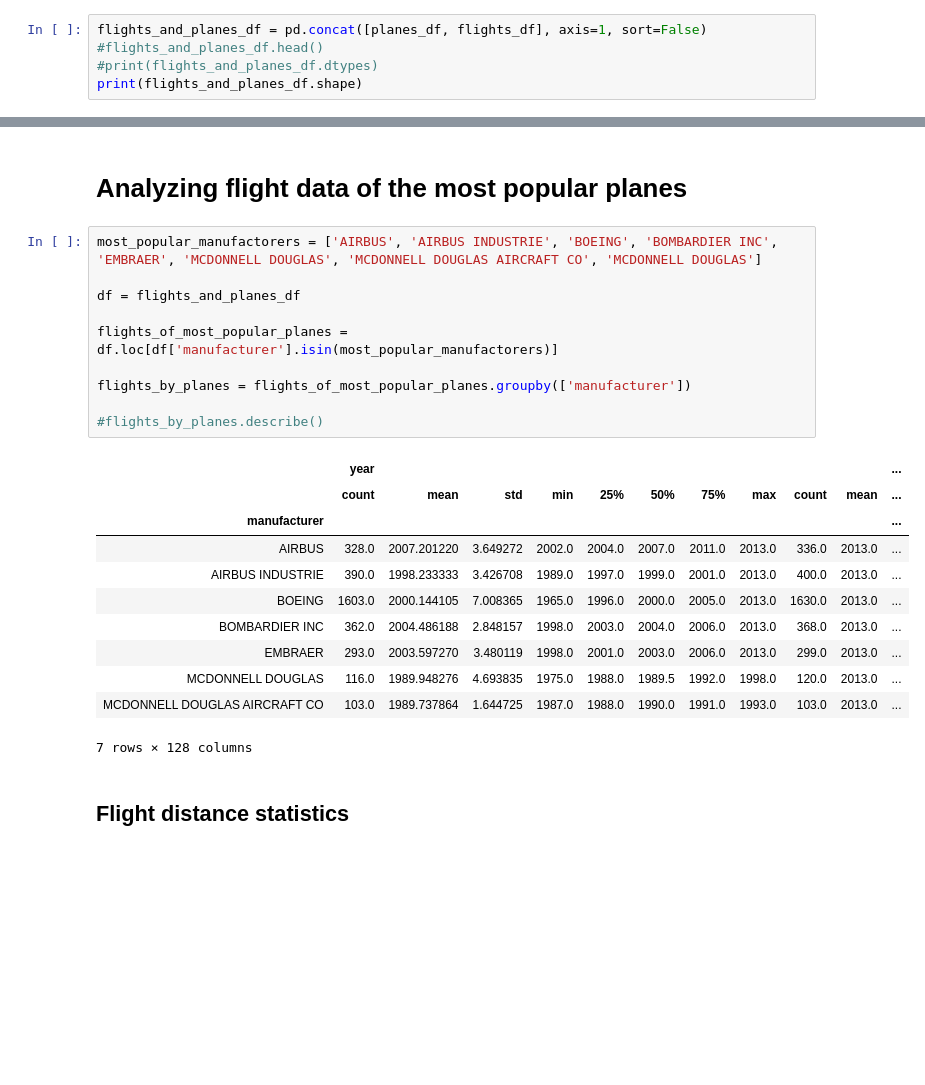
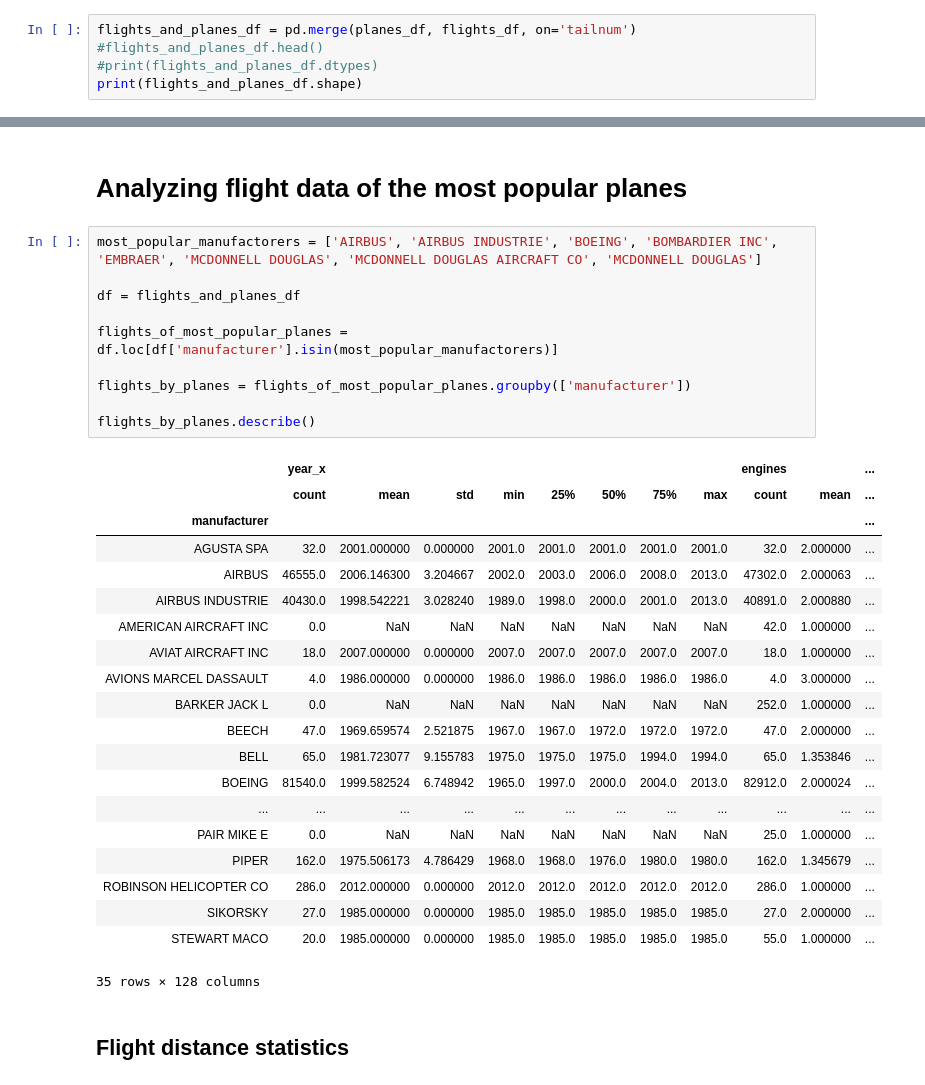
Before and after one commit to SergiiVolodkoWorking/pairing-test-data-engineer, a Jupyter notebook: notebooks/flights-and-planes-analysis.ipynb, the cells around one changed output, grey strips where cells are left out. Cells and saved outputs as stored; diff of their text form; blank space fills up the shorter version.

```diff
--- a/notebooks/flights-and-planes-analysis.ipynb
+++ b/notebooks/flights-and-planes-analysis.ipynb
@@ -10,7 +10,7 @@ flights_df = pd.read_csv('./data/flights.csv')
 # %% [markdown]
 ## Joining flights and planes by tail number
 # %%
-flights_and_planes_df = pd.concat([planes_df, flights_df], axis=1, sort=False)
+flights_and_planes_df = pd.merge(planes_df, flights_df, on='tailnum')
 #flights_and_planes_df.head()
 #print(flights_and_planes_df.dtypes)
 print(flights_and_planes_df.shape)
@@ -51,25 +51,34 @@ dtype: int64
 # %%
 most_popular_manufactorers = ['AIRBUS', 'AIRBUS INDUSTRIE', 'BOEING', 'BOMBARDIER INC', 'EMBRAER', 'MCDONNELL DOUGLAS', 'MCDONNELL DOUGLAS AIRCRAFT CO', 'MCDONNELL DOUGLAS']
 
 df = flights_and_planes_df
 
 flights_of_most_popular_planes = df.loc[df['manufacturer'].isin(most_popular_manufactorers)]
 
 flights_by_planes = flights_of_most_popular_planes.groupby(['manufacturer'])
 
-#flights_by_planes.describe()
+flights_by_planes.describe()
 # %% [output]
-|  | year |  |  |  |  |  |  |  |  |  | ... |
+|  | year_x |  |  |  |  |  |  |  | engines |  | ... |
 |  | count | mean | std | min | 25% | 50% | 75% | max | count | mean | ... |
 | manufacturer |  |  |  |  |  |  |  |  |  |  | ... |
-| AIRBUS | 328.0 | 2007.201220 | 3.649272 | 2002.0 | 2004.0 | 2007.0 | 2011.0 | 2013.0 | 336.0 | 2013.0 | ... |
-| AIRBUS INDUSTRIE | 390.0 | 1998.233333 | 3.426708 | 1989.0 | 1997.0 | 1999.0 | 2001.0 | 2013.0 | 400.0 | 2013.0 | ... |
-| BOEING | 1603.0 | 2000.144105 | 7.008365 | 1965.0 | 1996.0 | 2000.0 | 2005.0 | 2013.0 | 1630.0 | 2013.0 | ... |
-| BOMBARDIER INC | 362.0 | 2004.486188 | 2.848157 | 1998.0 | 2003.0 | 2004.0 | 2006.0 | 2013.0 | 368.0 | 2013.0 | ... |
-| EMBRAER | 293.0 | 2003.597270 | 3.480119 | 1998.0 | 2001.0 | 2003.0 | 2006.0 | 2013.0 | 299.0 | 2013.0 | ... |
-| MCDONNELL DOUGLAS | 116.0 | 1989.948276 | 4.693835 | 1975.0 | 1988.0 | 1989.5 | 1992.0 | 1998.0 | 120.0 | 2013.0 | ... |
-| MCDONNELL DOUGLAS AIRCRAFT CO | 103.0 | 1989.737864 | 1.644725 | 1987.0 | 1988.0 | 1990.0 | 1991.0 | 1993.0 | 103.0 | 2013.0 | ... |
+| AGUSTA SPA | 32.0 | 2001.000000 | 0.000000 | 2001.0 | 2001.0 | 2001.0 | 2001.0 | 2001.0 | 32.0 | 2.000000 | ... |
+| AIRBUS | 46555.0 | 2006.146300 | 3.204667 | 2002.0 | 2003.0 | 2006.0 | 2008.0 | 2013.0 | 47302.0 | 2.000063 | ... |
+| AIRBUS INDUSTRIE | 40430.0 | 1998.542221 | 3.028240 | 1989.0 | 1998.0 | 2000.0 | 2001.0 | 2013.0 | 40891.0 | 2.000880 | ... |
+| AMERICAN AIRCRAFT INC | 0.0 | NaN | NaN | NaN | NaN | NaN | NaN | NaN | 42.0 | 1.000000 | ... |
+| AVIAT AIRCRAFT INC | 18.0 | 2007.000000 | 0.000000 | 2007.0 | 2007.0 | 2007.0 | 2007.0 | 2007.0 | 18.0 | 1.000000 | ... |
+| AVIONS MARCEL DASSAULT | 4.0 | 1986.000000 | 0.000000 | 1986.0 | 1986.0 | 1986.0 | 1986.0 | 1986.0 | 4.0 | 3.000000 | ... |
+| BARKER JACK L | 0.0 | NaN | NaN | NaN | NaN | NaN | NaN | NaN | 252.0 | 1.000000 | ... |
+| BEECH | 47.0 | 1969.659574 | 2.521875 | 1967.0 | 1967.0 | 1972.0 | 1972.0 | 1972.0 | 47.0 | 2.000000 | ... |
+| BELL | 65.0 | 1981.723077 | 9.155783 | 1975.0 | 1975.0 | 1975.0 | 1994.0 | 1994.0 | 65.0 | 1.353846 | ... |
+| BOEING | 81540.0 | 1999.582524 | 6.748942 | 1965.0 | 1997.0 | 2000.0 | 2004.0 | 2013.0 | 82912.0 | 2.000024 | ... |
+| ... | ... | ... | ... | ... | ... | ... | ... | ... | ... | ... | ... |
+| PAIR MIKE E | 0.0 | NaN | NaN | NaN | NaN | NaN | NaN | NaN | 25.0 | 1.000000 | ... |
+| PIPER | 162.0 | 1975.506173 | 4.786429 | 1968.0 | 1968.0 | 1976.0 | 1980.0 | 1980.0 | 162.0 | 1.345679 | ... |
+| ROBINSON HELICOPTER CO | 286.0 | 2012.000000 | 0.000000 | 2012.0 | 2012.0 | 2012.0 | 2012.0 | 2012.0 | 286.0 | 1.000000 | ... |
+| SIKORSKY | 27.0 | 1985.000000 | 0.000000 | 1985.0 | 1985.0 | 1985.0 | 1985.0 | 1985.0 | 27.0 | 2.000000 | ... |
+| STEWART MACO | 20.0 | 1985.000000 | 0.000000 | 1985.0 | 1985.0 | 1985.0 | 1985.0 | 1985.0 | 55.0 | 1.000000 | ... |
-7 rows × 128 columns
+35 rows × 128 columns
 # %% [markdown]
 ## Flight distance statistics
 # %%
```
Also changed, not shown: parts of 8 cells of this notebook, 2 other files.
